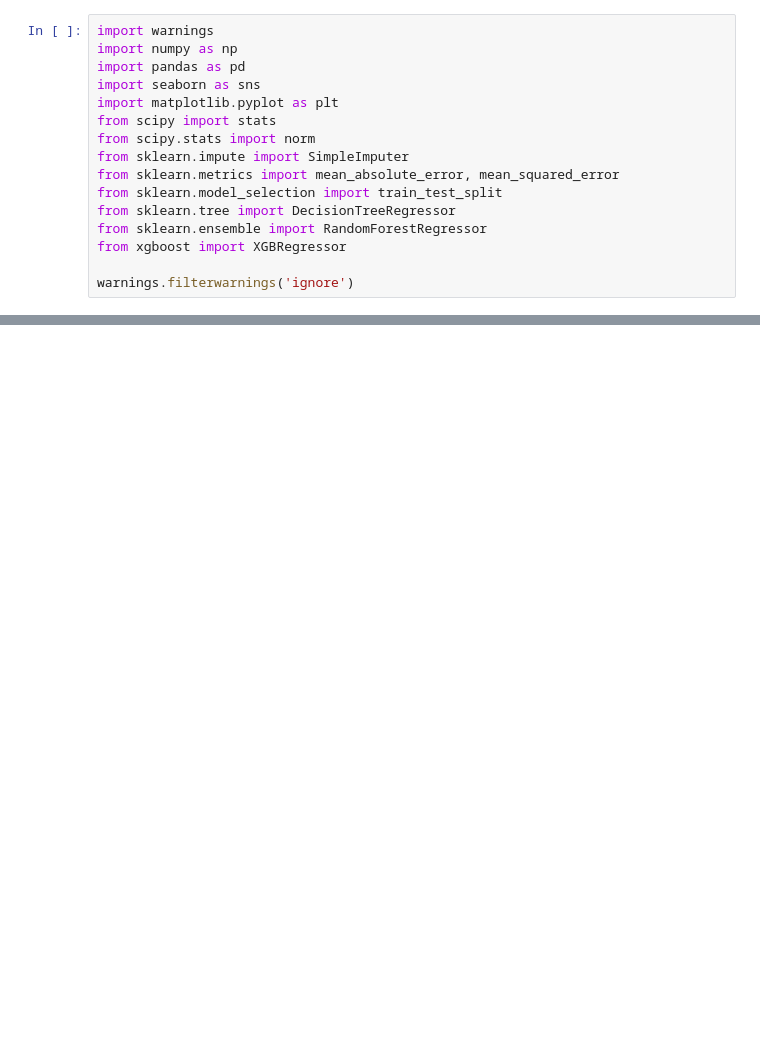
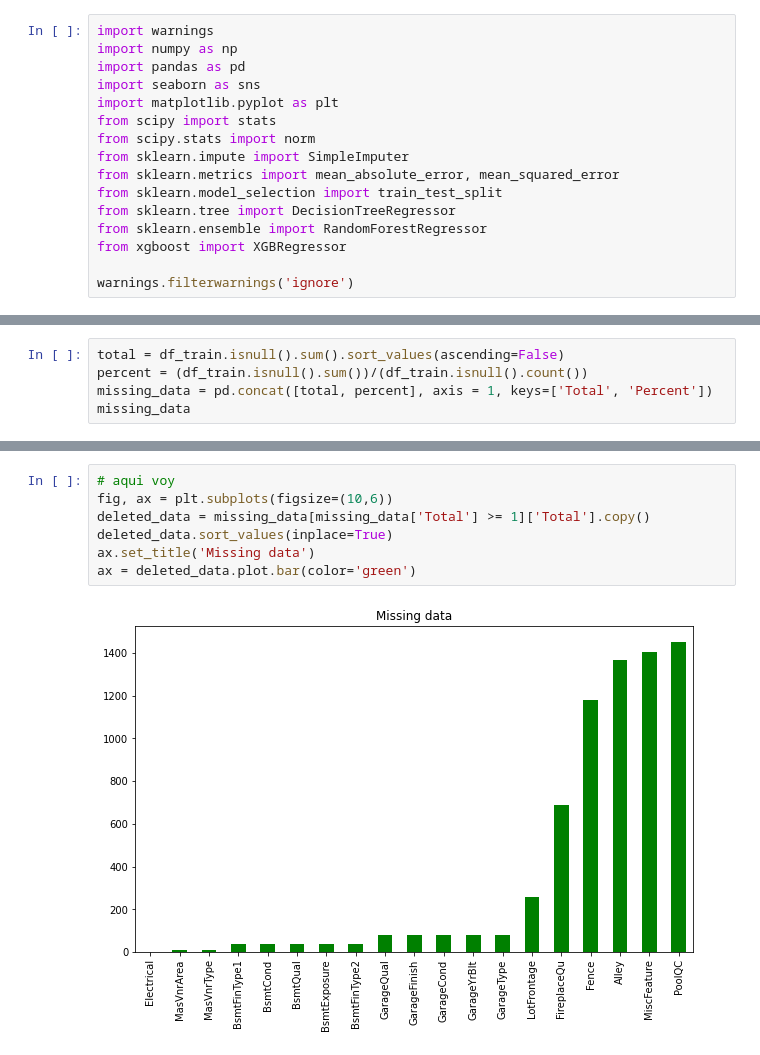
Before and after one commit to savrgg/kaggle_experiments, a Jupyter notebook: house_prediction/eda.ipynb, the cells around one changed output, grey strips where cells are left out. Drawn from its saved outputs; the diff is of its cells as text; blank space fills up the shorter version.

```diff
--- a/house_prediction/eda.ipynb
+++ b/house_prediction/eda.ipynb
@@ -26,0 +40,5 @@ FileNotFoundError: [Errno 2] No such file or directory: 'house_prediction/data/t
+# %%
+total = df_train.isnull().sum().sort_values(ascending=False)
+percent = (df_train.isnull().sum())/(df_train.isnull().count())
+missing_data = pd.concat([total, percent], axis = 1, keys=['Total', 'Percent'])
+missing_data
@@ -26,0 +59,9 @@ FileNotFoundError: [Errno 2] No such file or directory: 'house_prediction/data/t
+# %%
+# aqui voy
+fig, ax = plt.subplots(figsize=(10,6))
+deleted_data = missing_data[missing_data['Total'] >= 1]['Total'].copy()
+deleted_data.sort_values(inplace=True)
+ax.set_title('Missing data')
+ax = deleted_data.plot.bar(color='green')
+# %% [output]
+[figure, added]
```
Also changed, not shown: parts of 25 cells of this notebook.
